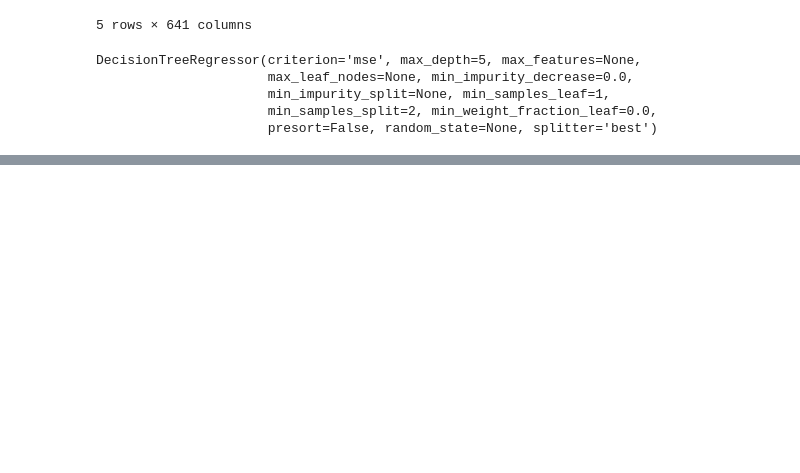
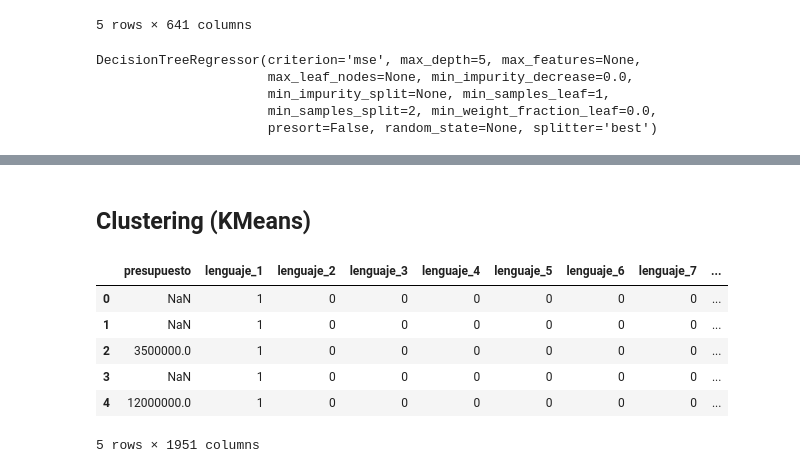
Before and after one commit to manumonforte/Data-Science, a Jupyter notebook: Machine Learning.ipynb, the cells around one changed output, grey strips where cells are left out. Drawn from its saved outputs; the diff is of its cells as text; code cells hidden in the pictures; blank space fills up the shorter version.

```diff
--- a/Machine Learning.ipynb
+++ b/Machine Learning.ipynb
@@ -379,0 +380,2 @@ sorted(zip(modelo.feature_importances_,pelis.drop("ventas",axis=1).columns),reve
+# %% [markdown]
+## Clustering (KMeans)
@@ -379,0 +386,23 @@ sorted(zip(modelo.feature_importances_,pelis.drop("ventas",axis=1).columns),reve
+# %%
+
+pelis = pd.read_csv("data/movies.csv")
+pelis = pelis[pelis.genero.notnull()]
+
+# mantenemos el genero de las peliculas como una lista aparte
+genero_peliculas = pelis.genero.values
+n_generos = len(pelis.genero.unique())
+
+
+
+pelis = pelis.drop("genero", axis=1)
+pelis = OneHotEncoder().fit_transform(pelis)
+
+pelis.head()
+# %% [output]
+|  | presupuesto | lenguaje_1 | lenguaje_2 | lenguaje_3 | lenguaje_4 | lenguaje_5 | lenguaje_6 | lenguaje_7 | ... |
+| 0 | NaN | 1 | 0 | 0 | 0 | 0 | 0 | 0 | ... |
+| 1 | NaN | 1 | 0 | 0 | 0 | 0 | 0 | 0 | ... |
+| 2 | 3500000.0 | 1 | 0 | 0 | 0 | 0 | 0 | 0 | ... |
+| 3 | NaN | 1 | 0 | 0 | 0 | 0 | 0 | 0 | ... |
+| 4 | 12000000.0 | 1 | 0 | 0 | 0 | 0 | 0 | 0 | ... |
+5 rows × 1951 columns
```
Also changed, not shown: parts of 22 cells of this notebook, 2 other files.
